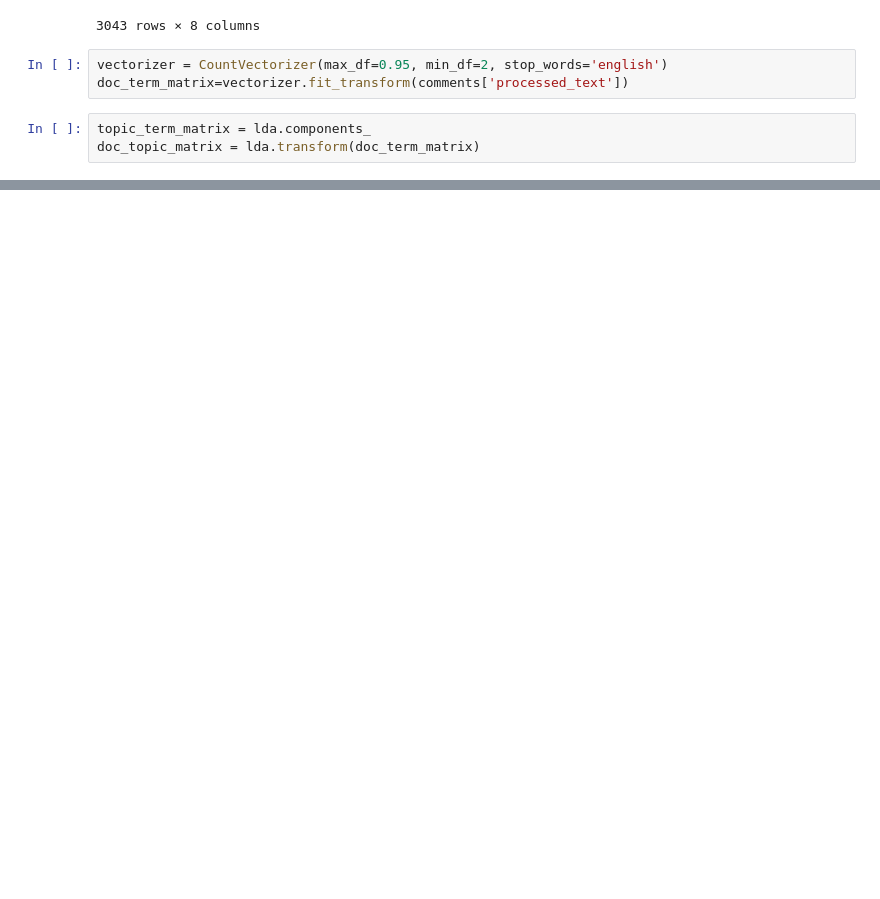
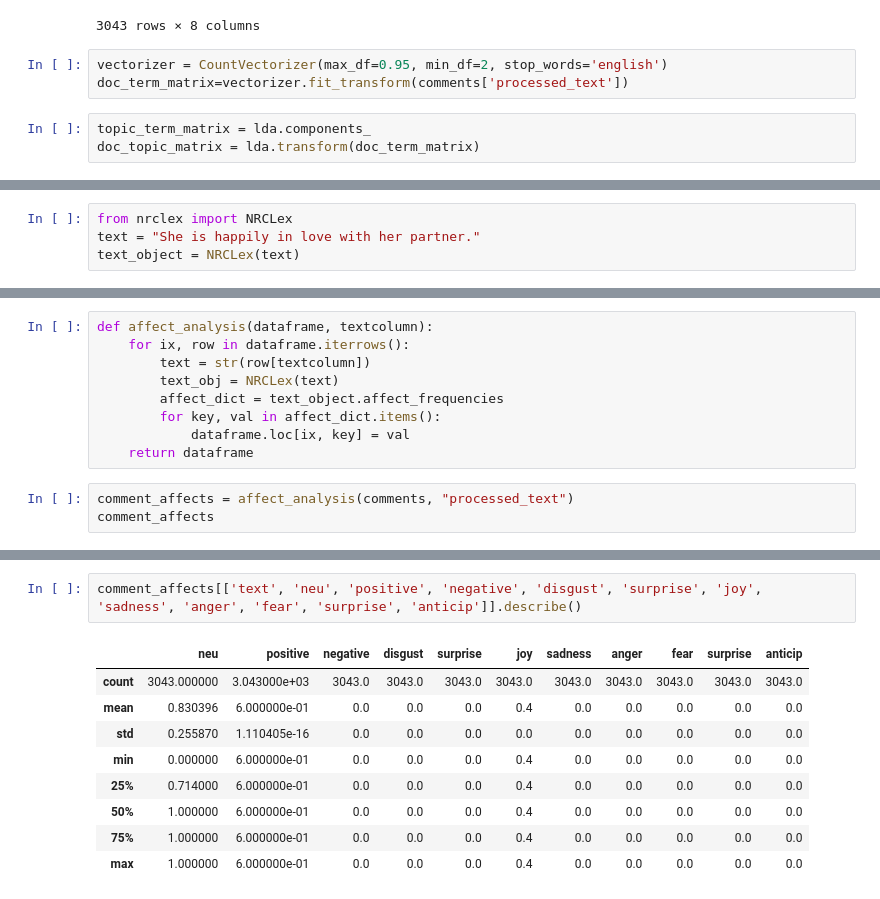
Before and after one commit to lawrencetheabhorrence/Social-Computing-Notebooks, a Jupyter notebook: YT_Analysis.ipynb, the cells around one changed output, grey strips where cells are left out. Drawn from its saved outputs; the diff is of its cells as text; blank space fills up the shorter version.

Commit message:
sentiment analysis

```diff
--- a/YT_Analysis.ipynb
+++ b/YT_Analysis.ipynb
@@ -224,0 +301,4 @@ pyLDAvis.display(vis_data)
+# %%
+from nrclex import NRCLex
+text = "She is happily in love with her partner."
+text_object = NRCLex(text)
@@ -224,0 +309,12 @@ pyLDAvis.display(vis_data)
+# %%
+def affect_analysis(dataframe, textcolumn):
+    for ix, row in dataframe.iterrows():
+        text = str(row[textcolumn])
+        text_obj = NRCLex(text)
+        affect_dict = text_object.affect_frequencies
+        for key, val in affect_dict.items():
+            dataframe.loc[ix, key] = val
+    return dataframe
+# %%
+comment_affects = affect_analysis(comments, "processed_text")
+comment_affects
@@ -224,0 +335,12 @@ pyLDAvis.display(vis_data)
+# %%
+comment_affects[['text', 'neu', 'positive', 'negative', 'disgust', 'surprise', 'joy', 'sadness', 'anger', 'fear', 'surprise', 'anticip']].describe()
+# %% [output]
+|  | neu | positive | negative | disgust | surprise | joy | sadness | anger | fear | surprise | anticip |
+| count | 3043.000000 | 3.043000e+03 | 3043.0 | 3043.0 | 3043.0 | 3043.0 | 3043.0 | 3043.0 | 3043.0 | 3043.0 | 3043.0 |
+| mean | 0.830396 | 6.000000e-01 | 0.0 | 0.0 | 0.0 | 0.4 | 0.0 | 0.0 | 0.0 | 0.0 | 0.0 |
+| std | 0.255870 | 1.110405e-16 | 0.0 | 0.0 | 0.0 | 0.0 | 0.0 | 0.0 | 0.0 | 0.0 | 0.0 |
+| min | 0.000000 | 6.000000e-01 | 0.0 | 0.0 | 0.0 | 0.4 | 0.0 | 0.0 | 0.0 | 0.0 | 0.0 |
+| 25% | 0.714000 | 6.000000e-01 | 0.0 | 0.0 | 0.0 | 0.4 | 0.0 | 0.0 | 0.0 | 0.0 | 0.0 |
+| 50% | 1.000000 | 6.000000e-01 | 0.0 | 0.0 | 0.0 | 0.4 | 0.0 | 0.0 | 0.0 | 0.0 | 0.0 |
+| 75% | 1.000000 | 6.000000e-01 | 0.0 | 0.0 | 0.0 | 0.4 | 0.0 | 0.0 | 0.0 | 0.0 | 0.0 |
+| max | 1.000000 | 6.000000e-01 | 0.0 | 0.0 | 0.0 | 0.4 | 0.0 | 0.0 | 0.0 | 0.0 | 0.0 |
```
Also changed, not shown: parts of 12 cells of this notebook.
